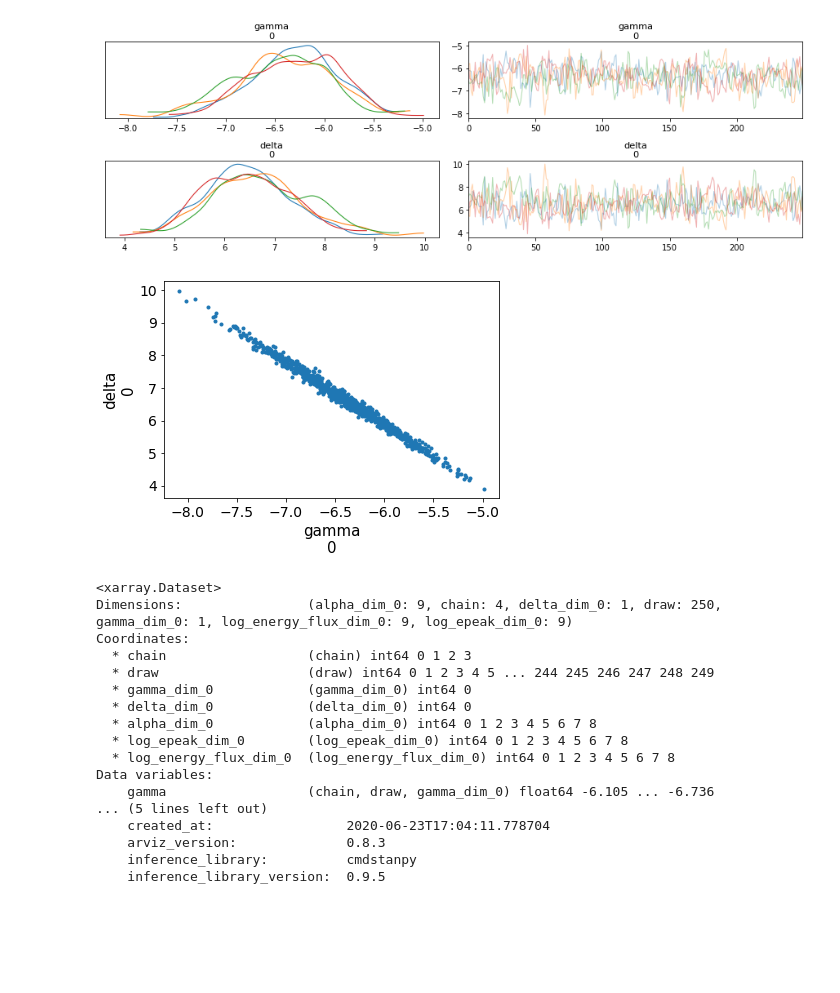
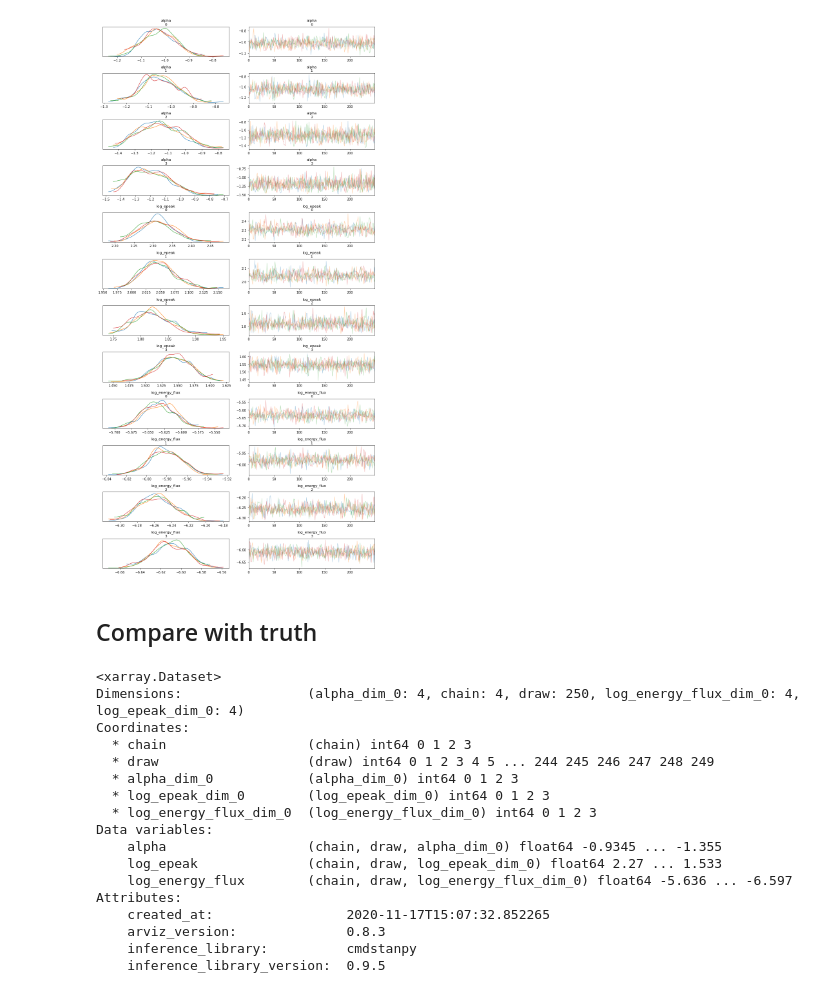
Before and after one commit to grburgess/zusammen, a Jupyter notebook: examples/fit.ipynb, the cells around one changed output. Cells and saved outputs as stored; diff of their text form; code cells hidden in the pictures; blank space fills up the shorter version.

Commit message:
Compare single GRB evolution against truth for a simple spectral-only model

```diff
--- a/examples/fit.ipynb
+++ b/examples/fit.ipynb
@@ -11,5 +71,5 @@ import matplotlib.pyplot as plt
 # %%
-ds = zusammen.DataSet.from_hdf5_file('data/sgrb.h5')
+ds = zusammen.DataSet.from_hdf5_file('data/test_grb_proc.h5')
 # %%
 data = ds.to_stan_dict()
 #N_gen_spectra = 100
@@ -26,6 +86,6 @@ chains = 4
 # %%
 cmdstanpy.utils.jsondump("test_data.json", data)
 # %%
-model = CmdStanModel(stan_file="stan/cor_test.stan",
+model = CmdStanModel(stan_file="stan/just_spectral.stan",
                      cpp_options={'STAN_THREADS': 'TRUE'})
 # %% [output]
@@ -35,9 +94,9 @@ model = CmdStanModel(stan_file="stan/cor_test.stan",
 # %%
-os.environ["STAN_NUM_THREADS"] = "4"
+os.environ["STAN_NUM_THREADS"] = "8"
 
 fit = model.sample(
     data=data,
-    cores=4,
+    cores=8,
     iter_warmup=warmup,
     iter_sampling=samps,
     chains=chains,
@@ -47,6 +106,8 @@ fit = model.sample(
 
 av = arviz.from_cmdstanpy(fit)
 # %%
-arviz.plot_trace(av, var_names=["gamma", "delta"]);
+arviz.plot_trace(av, var_names=["alpha", "log_epeak", "log_energy_flux"]);
 # %% [output]
-[figure, old version]
+[figure, new version]
+# %% [markdown]
+## Compare with truth
@@ -53,24 +127,22 @@ arviz.plot_trace(av, var_names=["gamma", "delta"]);
 # %%
-arviz.plot_pair(av, var_names=["gamma", "delta"], divergences=True);
+#arviz.plot_pair(av, var_names=["gamma", "delta"], divergences=True);
-# %% [output]
-[figure, removed]
 # %%
 av.posterior
 # %% [output]
 <xarray.Dataset>
-Dimensions:                (alpha_dim_0: 9, chain: 4, delta_dim_0: 1, draw: 250, gamma_dim_0: 1, log_energy_flux_dim_0: 9, log_epeak_dim_0: 9)
+Dimensions:                (alpha_dim_0: 4, chain: 4, draw: 250, log_energy_flux_dim_0: 4, log_epeak_dim_0: 4)
 Coordinates:
   * chain                  (chain) int64 0 1 2 3
   * draw                   (draw) int64 0 1 2 3 4 5 ... 244 245 246 247 248 249
-  * gamma_dim_0            (gamma_dim_0) int64 0
-  * delta_dim_0            (delta_dim_0) int64 0
-  * alpha_dim_0            (alpha_dim_0) int64 0 1 2 3 4 5 6 7 8
-  * log_epeak_dim_0        (log_epeak_dim_0) int64 0 1 2 3 4 5 6 7 8
-  * log_energy_flux_dim_0  (log_energy_flux_dim_0) int64 0 1 2 3 4 5 6 7 8
+  * alpha_dim_0            (alpha_dim_0) int64 0 1 2 3
+  * log_epeak_dim_0        (log_epeak_dim_0) int64 0 1 2 3
+  * log_energy_flux_dim_0  (log_energy_flux_dim_0) int64 0 1 2 3
 Data variables:
-    gamma                  (chain, draw, gamma_dim_0) float64 -6.105 ... -6.736
-... (5 lines left out)
-    created_at:                 2020-06-23T17:04:11.778704
+    alpha                  (chain, draw, alpha_dim_0) float64 -0.9345 ... -1.355
+    log_epeak              (chain, draw, log_epeak_dim_0) float64 2.27 ... 1.533
+    log_energy_flux        (chain, draw, log_energy_flux_dim_0) float64 -5.636 ... -6.597
+Attributes:
+    created_at:                 2020-11-17T15:07:32.852265
     arviz_version:              0.8.3
     inference_library:          cmdstanpy
     inference_library_version:  0.9.5
```
Also changed, not shown: parts of 20 cells of this notebook, 5 other files.
